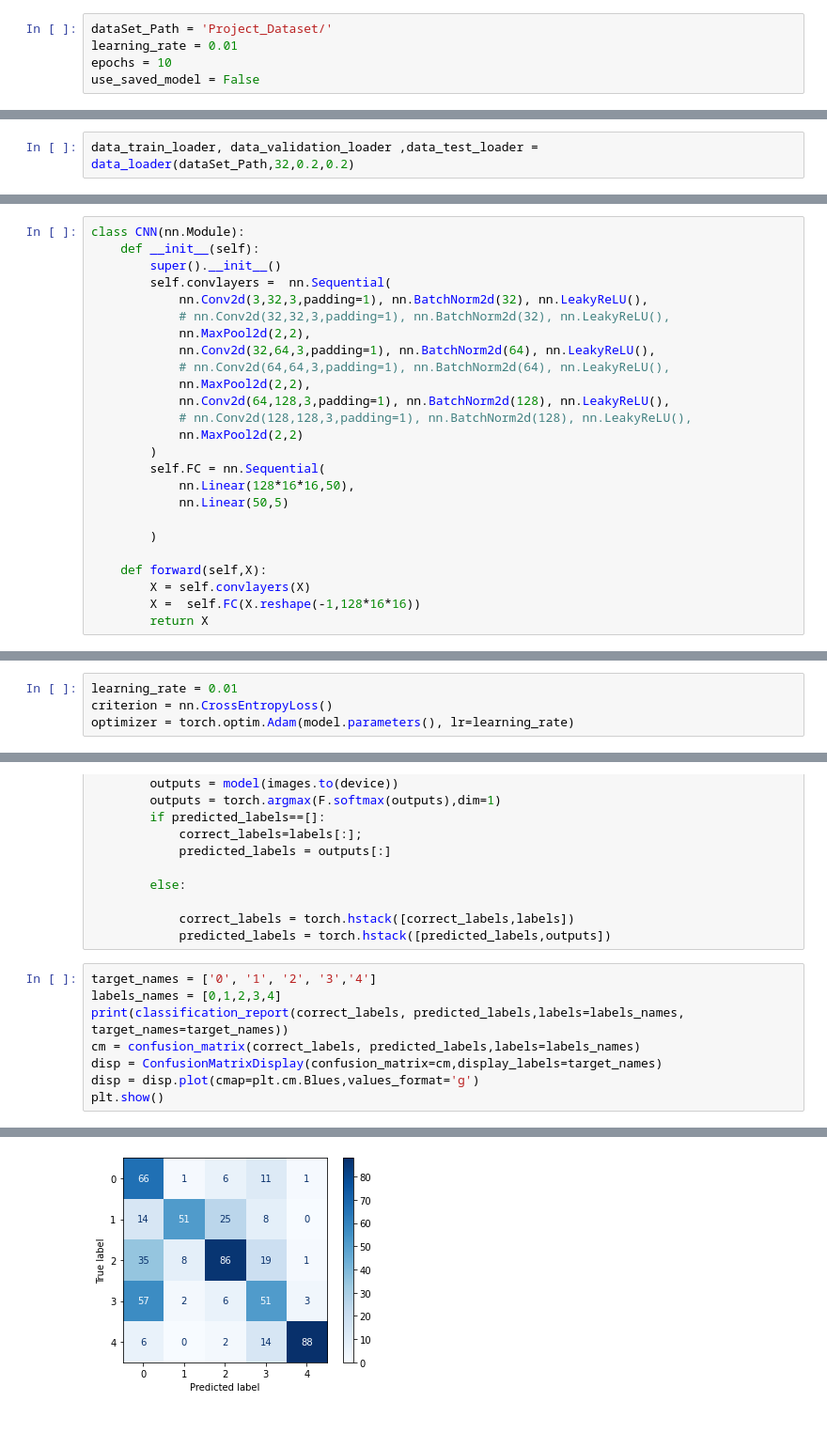
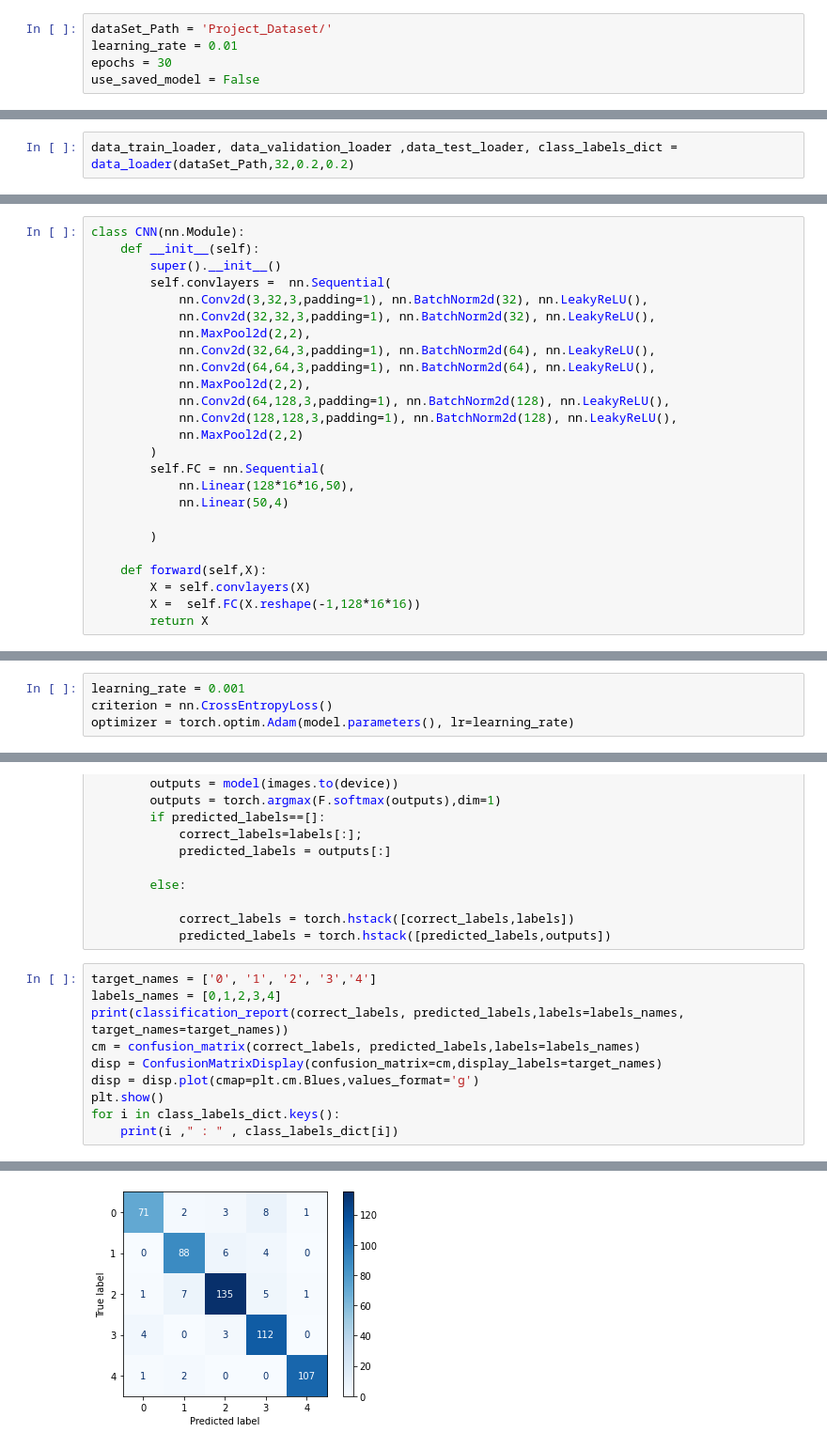
Before and after one commit to sivamjsk/Mask-Classification-Using-CNN-AI, a Jupyter notebook: Final_COMP_6721_Part_1.ipynb, the cells around one changed output, grey strips where cells are left out. Shown: that part at 94% size. Drawn from its saved outputs; the diff is of its cells as text.

Commit message:
Added tables and labels

```diff
--- a/Final_COMP_6721_Part_1.ipynb
+++ b/Final_COMP_6721_Part_1.ipynb
@@ -14,7 +12,7 @@ from sklearn.metrics import ConfusionMatrixDisplay, confusion_matrix , classific
 # %%
 dataSet_Path = 'Project_Dataset/'
 learning_rate = 0.01
-epochs = 10
+epochs = 30
 use_saved_model = False
 # %%
 def data_loader(path,batch,test_data_index,validation_data_index):
@@ -57,3 +77,3 @@ def data_loader(path,batch,test_data_index,validation_data_index):
 # %%
-data_train_loader, data_validation_loader ,data_test_loader = data_loader(dataSet_Path,32,0.2,0.2)
+data_train_loader, data_validation_loader ,data_test_loader, class_labels_dict = data_loader(dataSet_Path,32,0.2,0.2)
 # %% [output]
@@ -68,18 +90,18 @@ class CNN(nn.Module):
         super().__init__()
         self.convlayers =  nn.Sequential(
             nn.Conv2d(3,32,3,padding=1), nn.BatchNorm2d(32), nn.LeakyReLU(),
-            # nn.Conv2d(32,32,3,padding=1), nn.BatchNorm2d(32), nn.LeakyReLU(),
+            nn.Conv2d(32,32,3,padding=1), nn.BatchNorm2d(32), nn.LeakyReLU(),
             nn.MaxPool2d(2,2),
             nn.Conv2d(32,64,3,padding=1), nn.BatchNorm2d(64), nn.LeakyReLU(),
-            # nn.Conv2d(64,64,3,padding=1), nn.BatchNorm2d(64), nn.LeakyReLU(),
+            nn.Conv2d(64,64,3,padding=1), nn.BatchNorm2d(64), nn.LeakyReLU(),
             nn.MaxPool2d(2,2),
             nn.Conv2d(64,128,3,padding=1), nn.BatchNorm2d(128), nn.LeakyReLU(),
-            # nn.Conv2d(128,128,3,padding=1), nn.BatchNorm2d(128), nn.LeakyReLU(),
+            nn.Conv2d(128,128,3,padding=1), nn.BatchNorm2d(128), nn.LeakyReLU(),
             nn.MaxPool2d(2,2)
         )
         self.FC = nn.Sequential(
             nn.Linear(128*16*16,50),
-            nn.Linear(50,5)
+            nn.Linear(50,4)
 
         )
 
@@ -95,7 +117,7 @@ model = CNN().to(device)
 if use_saved_model:
     model.load_state_dict(torch.load("CNN.model"),strict=False)
 # %%
-learning_rate = 0.01
+learning_rate = 0.001
 criterion = nn.CrossEntropyLoss()
 optimizer = torch.optim.Adam(model.parameters(), lr=learning_rate)
 # %%
@@ -187,6 +211,8 @@ cm = confusion_matrix(correct_labels, predicted_labels,labels=labels_names)
 disp = ConfusionMatrixDisplay(confusion_matrix=cm,display_labels=target_names)
 disp = disp.plot(cmap=plt.cm.Blues,values_format='g')
 plt.show()
+for i in class_labels_dict.keys():
+    print(i ," : " , class_labels_dict[i])
 # %% [output]
               precision    recall  f1-score   support
 
@@ -202 +228 @@ weighted avg       0.67      0.61      0.62       561
-[figure, old version]
+[figure, new version]
```
Also changed, not shown: parts of 6 cells of this notebook.
